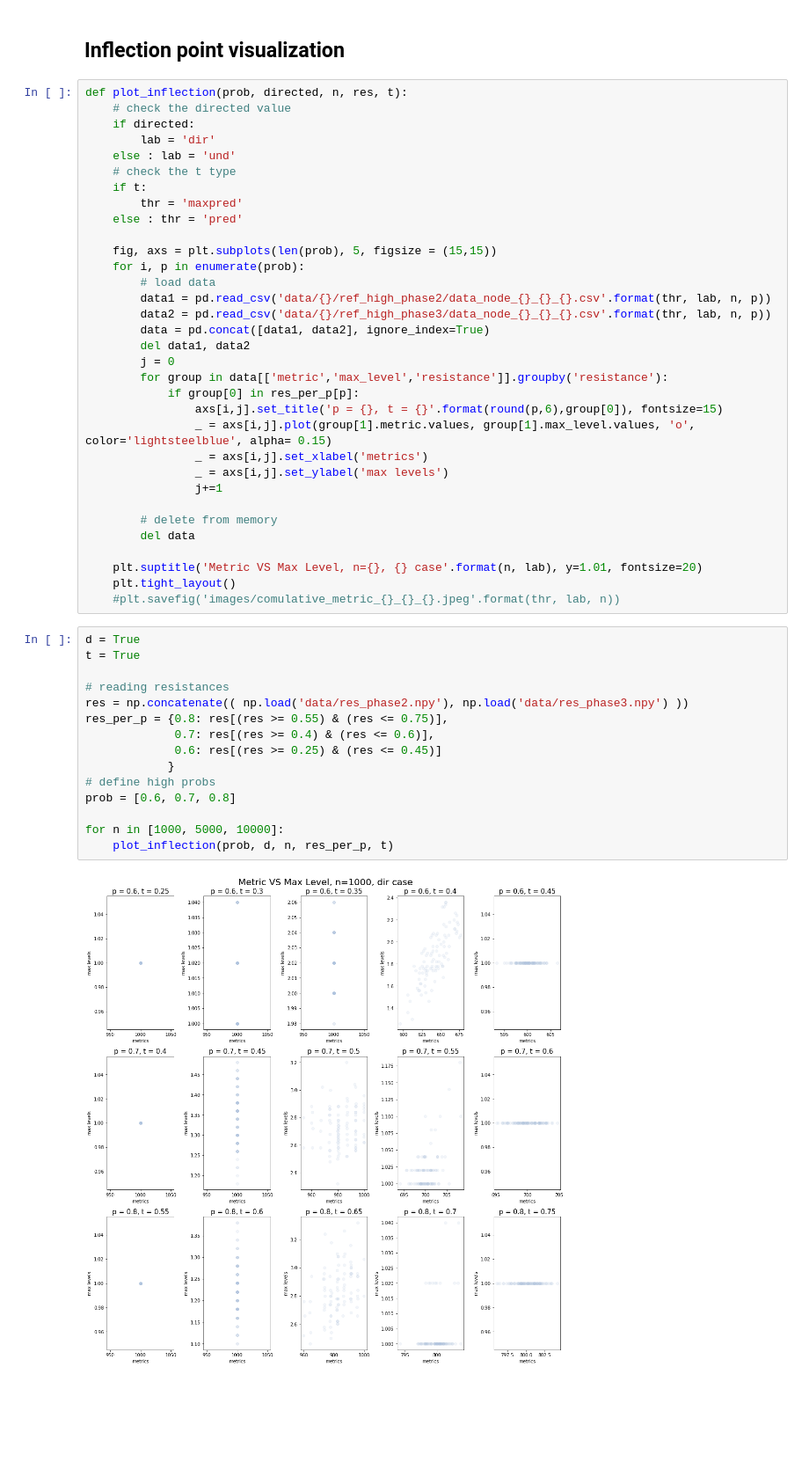
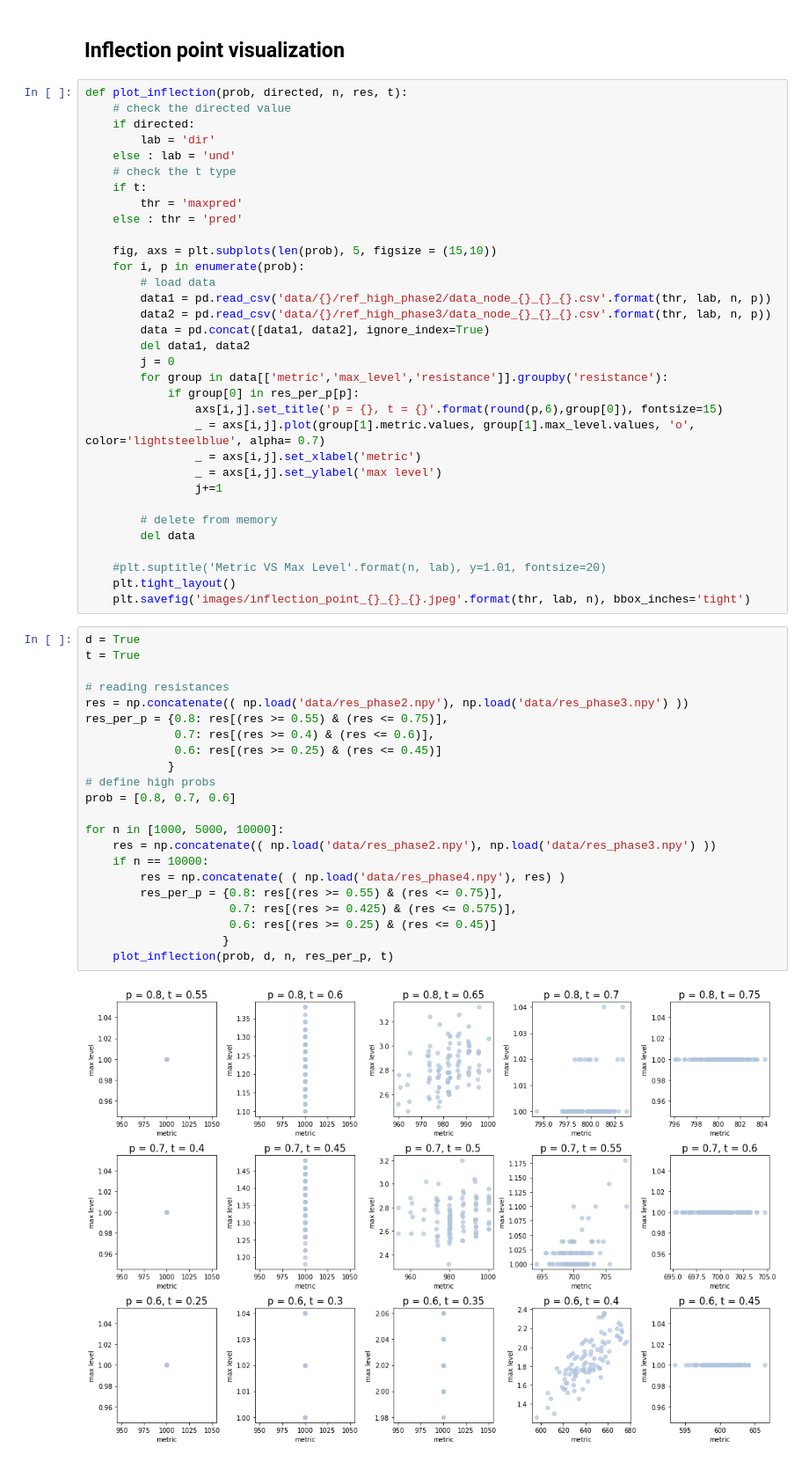
Before and after one commit to liacov/FLTR-Gnp, a Jupyter notebook: data-visualization.ipynb, the cells around one changed output. Shown at 88% size. Saved outputs shown, nothing was run; the diff lists cells and outputs as text; blank space fills up the shorter version.

Commit message:
inflection point plots

```diff
--- a/data-visualization.ipynb
+++ b/data-visualization.ipynb
@@ -177,7 +177,7 @@ def plot_inflection(prob, directed, n, res, t):
         thr = 'maxpred'
     else : thr = 'pred'
 
-    fig, axs = plt.subplots(len(prob), 5, figsize = (15,15))
+    fig, axs = plt.subplots(len(prob), 5, figsize = (15,10))
     for i, p in enumerate(prob):
         # load data
         data1 = pd.read_csv('data/{}/ref_high_phase2/data_node_{}_{}_{}.csv'.format(thr, lab, n, p))
@@ -188,31 +188,38 @@ def plot_inflection(prob, directed, n, res, t):
         for group in data[['metric','max_level','resistance']].groupby('resistance'):
             if group[0] in res_per_p[p]:
                 axs[i,j].set_title('p = {}, t = {}'.format(round(p,6),group[0]), fontsize=15)
-                _ = axs[i,j].plot(group[1].metric.values, group[1].max_level.values, 'o', color='lightsteelblue', alpha= 0.15)
-                _ = axs[i,j].set_xlabel('metrics')
-                _ = axs[i,j].set_ylabel('max levels')
+                _ = axs[i,j].plot(group[1].metric.values, group[1].max_level.values, 'o', color='lightsteelblue', alpha= 0.7)
+                _ = axs[i,j].set_xlabel('metric')
+                _ = axs[i,j].set_ylabel('max level')
                 j+=1
 
         # delete from memory
         del data
 
-    plt.suptitle('Metric VS Max Level, n={}, {} case'.format(n, lab), y=1.01, fontsize=20)
+    #plt.suptitle('Metric VS Max Level'.format(n, lab), y=1.01, fontsize=20)
     plt.tight_layout()
-    #plt.savefig('images/comulative_metric_{}_{}_{}.jpeg'.format(thr, lab, n))
+    plt.savefig('images/inflection_point_{}_{}_{}.jpeg'.format(thr, lab, n), bbox_inches='tight')
 # %%
 d = True
 t = True
 
 # reading resistances
 res = np.concatenate(( np.load('data/res_phase2.npy'), np.load('data/res_phase3.npy') ))
 res_per_p = {0.8: res[(res >= 0.55) & (res <= 0.75)],
              0.7: res[(res >= 0.4) & (res <= 0.6)],
              0.6: res[(res >= 0.25) & (res <= 0.45)]
             }
 # define high probs
-prob = [0.6, 0.7, 0.8]
+prob = [0.8, 0.7, 0.6]
 
 for n in [1000, 5000, 10000]:
+    res = np.concatenate(( np.load('data/res_phase2.npy'), np.load('data/res_phase3.npy') ))
+    if n == 10000:
+        res = np.concatenate( ( np.load('data/res_phase4.npy'), res) )
+        res_per_p = {0.8: res[(res >= 0.55) & (res <= 0.75)],
+                     0.7: res[(res >= 0.425) & (res <= 0.575)],
+                     0.6: res[(res >= 0.25) & (res <= 0.45)]
+                    }
     plot_inflection(prob, d, n, res_per_p, t)
 # %% [output]
-[figure, old version]
+[figure, new version]
```
Also changed, not shown: parts of 5 cells of this notebook, 3 other files.
